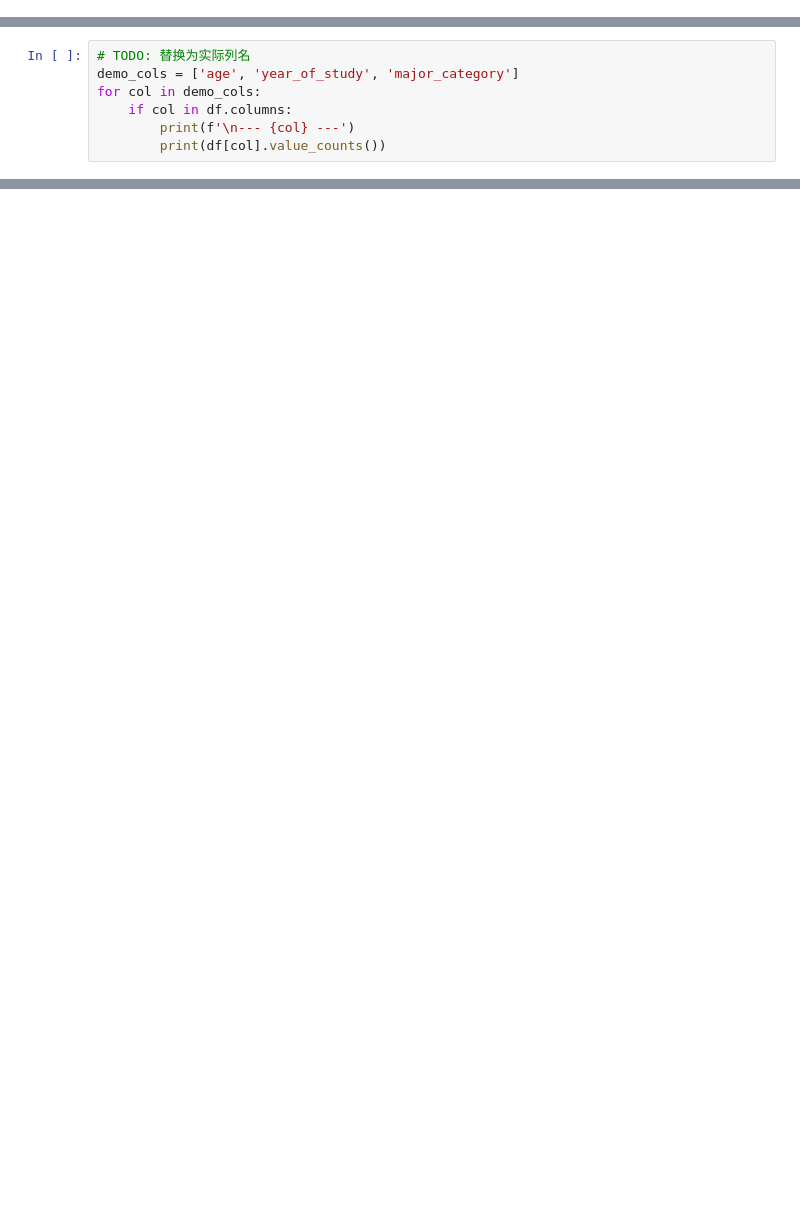
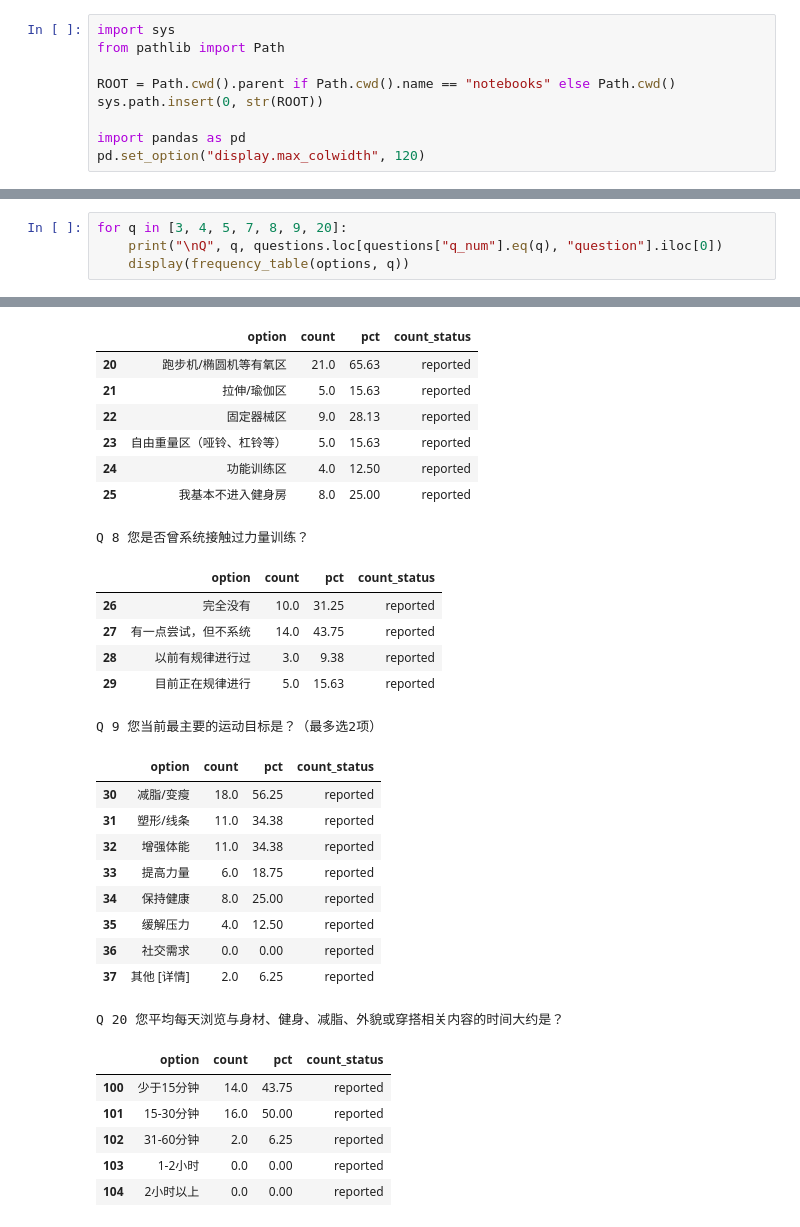
Before and after one commit to pheonix2006/ucug1808-gendered-gym-space, a Jupyter notebook: notebooks/03_descriptive_statistics.ipynb, the cells around one changed output, grey strips where cells are left out. Saved outputs shown, nothing was run; the diff lists cells and outputs as text; blank space fills up the shorter version.

```diff
--- a/notebooks/03_descriptive_statistics.ipynb
+++ b/notebooks/03_descriptive_statistics.ipynb
@@ -16,0 +5,9 @@ print(f'N = {len(df)}')
+# %%
+import sys
+from pathlib import Path
+
+ROOT = Path.cwd().parent if Path.cwd().name == "notebooks" else Path.cwd()
+sys.path.insert(0, str(ROOT))
+
+import pandas as pd
+pd.set_option("display.max_colwidth", 120)
@@ -19,7 +27,5 @@ print(f'N = {len(df)}')
-# %%
-# TODO: 替换为实际列名
-demo_cols = ['age', 'year_of_study', 'major_category']
-for col in demo_cols:
-    if col in df.columns:
-        print(f'\n--- {col} ---')
-        print(df[col].value_counts())
+# %%
+for q in [3, 4, 5, 7, 8, 9, 20]:
+    print("\nQ", q, questions.loc[questions["q_num"].eq(q), "question"].iloc[0])
+    display(frequency_table(options, q))
+# %% [output]
@@ -26 +50,31 @@ for col in demo_cols:
+|  | option | count | pct | count_status |
+| 20 | 跑步机/椭圆机等有氧区 | 21.0 | 65.63 | reported |
+| 21 | 拉伸/瑜伽区 | 5.0 | 15.63 | reported |
+| 22 | 固定器械区 | 9.0 | 28.13 | reported |
+| 23 | 自由重量区（哑铃、杠铃等） | 5.0 | 15.63 | reported |
+| 24 | 功能训练区 | 4.0 | 12.50 | reported |
+| 25 | 我基本不进入健身房 | 8.0 | 25.00 | reported |
+Q 8 您是否曾系统接触过力量训练？
+|  | option | count | pct | count_status |
+| 26 | 完全没有 | 10.0 | 31.25 | reported |
+| 27 | 有一点尝试，但不系统 | 14.0 | 43.75 | reported |
+| 28 | 以前有规律进行过 | 3.0 | 9.38 | reported |
+| 29 | 目前正在规律进行 | 5.0 | 15.63 | reported |
+Q 9 您当前最主要的运动目标是？（最多选2项）
+|  | option | count | pct | count_status |
+| 30 | 减脂/变瘦 | 18.0 | 56.25 | reported |
+| 31 | 塑形/线条 | 11.0 | 34.38 | reported |
+| 32 | 增强体能 | 11.0 | 34.38 | reported |
+| 33 | 提高力量 | 6.0 | 18.75 | reported |
+| 34 | 保持健康 | 8.0 | 25.00 | reported |
+| 35 | 缓解压力 | 4.0 | 12.50 | reported |
+| 36 | 社交需求 | 0.0 | 0.00 | reported |
+| 37 | 其他 [详情] | 2.0 | 6.25 | reported |
+Q 20 您平均每天浏览与身材、健身、减脂、外貌或穿搭相关内容的时间大约是？
+|  | option | count | pct | count_status |
+| 100 | 少于15分钟 | 14.0 | 43.75 | reported |
+| 101 | 15-30分钟 | 16.0 | 50.00 | reported |
+| 102 | 31-60分钟 | 2.0 | 6.25 | reported |
+| 103 | 1-2小时 | 0.0 | 0.00 | reported |
+| 104 | 2小时以上 | 0.0 | 0.00 | reported |
 # %% [markdown]
```
Also changed, not shown: parts of 12 cells of this notebook, 30 other files.
